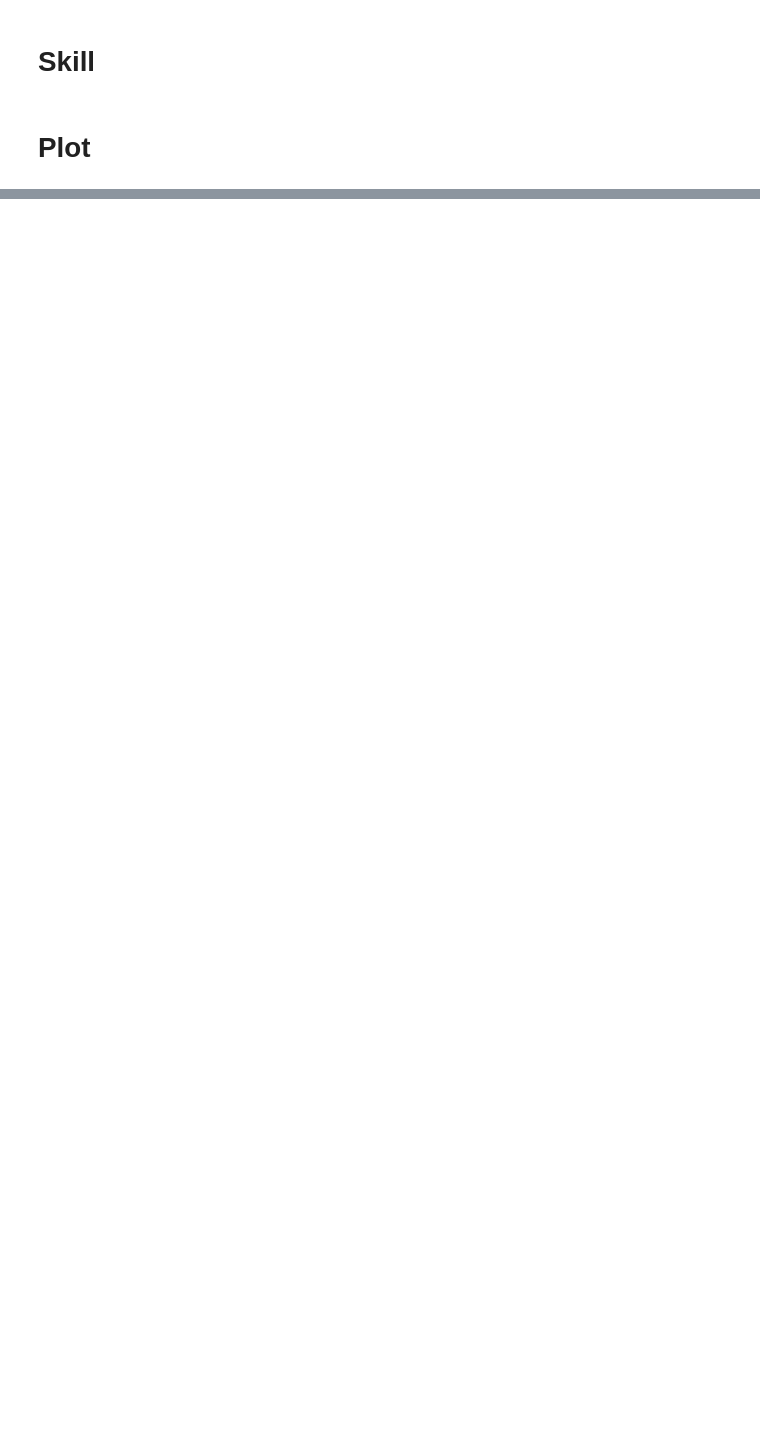
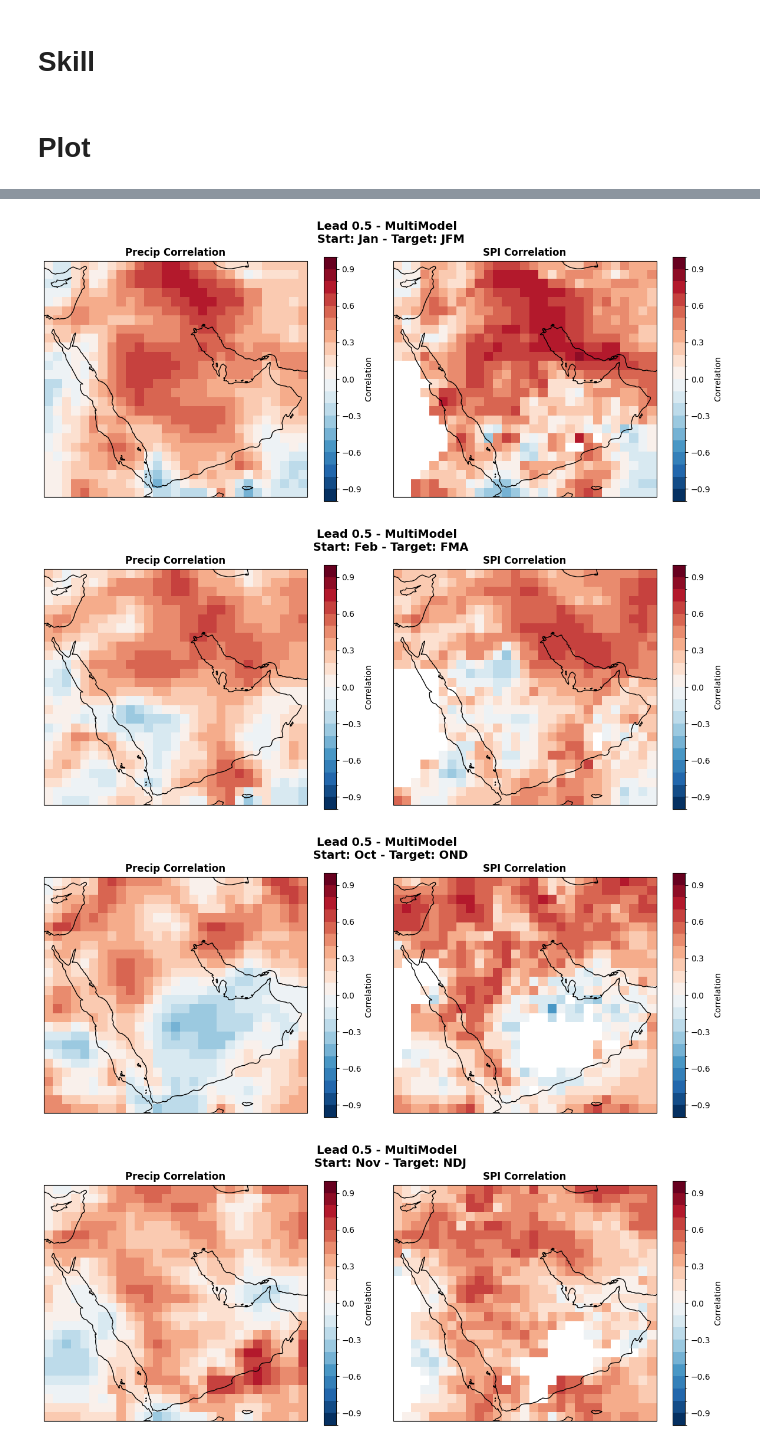
Before and after one commit to emileDesmaili/KAUSTgithub, a Jupyter notebook: forecast_lead05.ipynb, the cells around one changed output, grey strips where cells are left out. Saved outputs shown, nothing was run; the diff lists cells and outputs as text; code cells hidden in the pictures; blank space fills up the shorter version.

```diff
--- a/forecast_lead05.ipynb
+++ b/forecast_lead05.ipynb
@@ -359,0 +376,3 @@ KeyError: "No variable named 'corr_cfsv2_precip_month_10'. Variables on the data
+# %%
+best_precip_fcast = (precip_fcast_dict['cfsv2'] + precip_fcast_dict['gfdlspear'] + precip_fcast_dict['colaccsm4'])/3
+best_spi_fcast = (spi_fcast_dict['cfsv2'] + spi_fcast_dict['gfdlspear'] + spi_fcast_dict['colaccsm4'])/3
@@ -359,0 +402,40 @@ KeyError: "No variable named 'corr_cfsv2_precip_month_10'. Variables on the data
+# %%
+for season in [1,2,10,11,12]:
+    season_name = season_names[season-1]
+    month_name = month_names[season-1]
+
+    fig, axes = plt.subplots(
+        nrows=1, ncols=2, figsize=(12, 5), subplot_kw={'projection': ccrs.PlateCarree()}
+    )
+
+    # Plot corr_obs_month
+    corr_map_obs = corr_ds_multimodel[f'corr_precip_month_{season}']
+    corr_map_obs.plot(
+        vmin=-1, vmax=1, cmap='RdBu_r', cbar_kwargs={'label': 'Correlation'}, ax=axes[0],
+        levels=levels
+    )
+    axes[0].coastlines()
+    axes[0].set_title('Precip Correlation', fontsize=12, fontweight='bold')
+
+    # Plot corr_spi_month
+    corr_map_spi = corr_ds_multimodel[f'corr_spi_month_{season}']
+    corr_map_spi.plot(
+        vmin=-1, vmax=1, cmap='RdBu_r', cbar_kwargs={'label': 'Correlation'}, ax=axes[1],
+        levels=levels
+    )
+    axes[1].coastlines()
+    axes[1].set_title('SPI Correlation', fontsize=12, fontweight='bold')
+
+    # Set overall figure title
+
+    fig.suptitle(f'Lead 0.5 - MultiModel \n Start: {month_name} - Target: {season_name}',
+                    fontsize=14, fontweight='bold')
+    plt.tight_layout()
+    plt.show()
+    #save
+    fig.savefig(f'figures/corr_multimodel_month_{season}.png')
+# %% [output]
+[figure, added]
+[figure, added]
+[figure, added]
+[figure, added]
```
Also changed, not shown: parts of 9 cells of this notebook, 1 other file.
